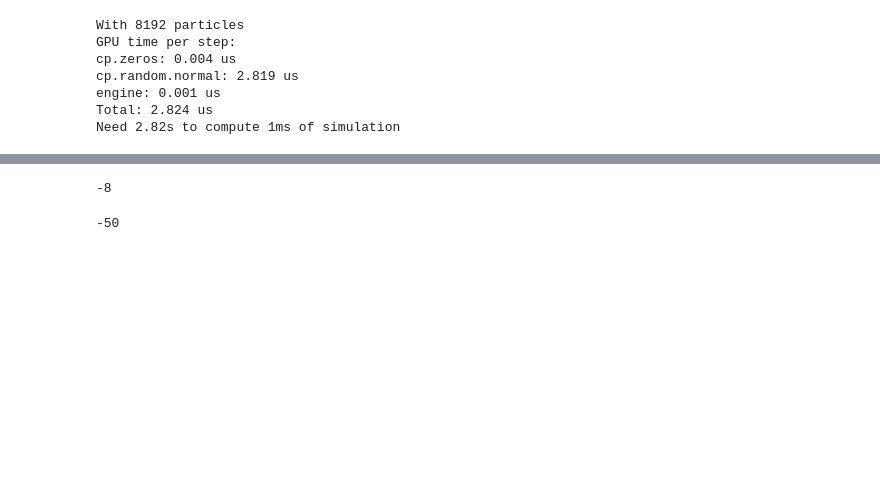
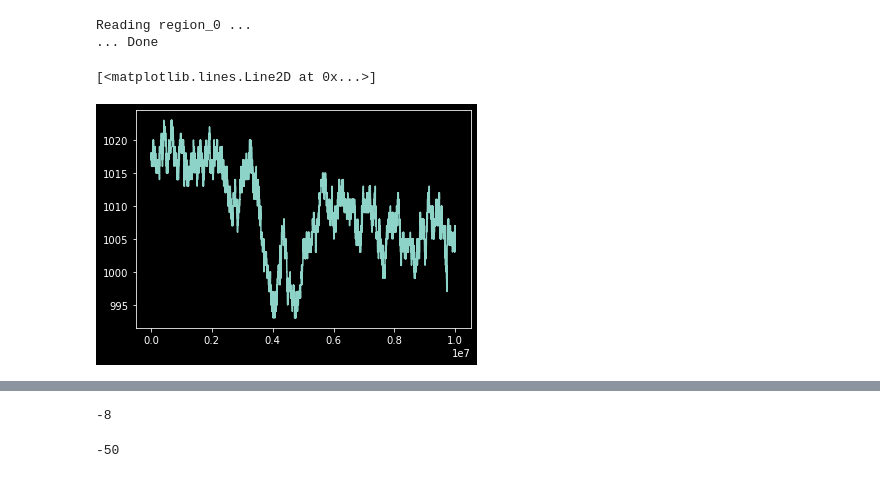
Before and after one commit to gmonet/brownpy, a Jupyter notebook: example/2.ipynb, the cells around one changed output, grey strips where cells are left out. Cells and saved outputs as stored; diff of their text form; code cells hidden in the pictures; blank space fills up the shorter version.

```diff
--- a/example/2.ipynb
+++ b/example/2.ipynb
@@ -111,13 +105,12 @@ ax1_in.set_ylim(-1000,1000)
-# %%
-u.run2(1_000_000);
-# %% [output]
-With 8192 particles
-GPU time per step:
-cp.zeros: 0.004 us
-cp.random.normal: 2.819 us
-engine: 0.001 us
-Total: 2.824 us
-Need 2.82s to compute 1ms of simulation
+# %%
+data=u[1]
+region_0=data['region_0']
+plt.plot(region_0)
+# %% [output]
+Reading region_0 ...
+... Done
+[<matplotlib.lines.Line2D at 0x...>]
+[figure, added]
 # %%
 import cupy as cp
 def PSD_gpu(x, dt):
```
Also changed, not shown: parts of 30 cells of this notebook, 5 other files.
